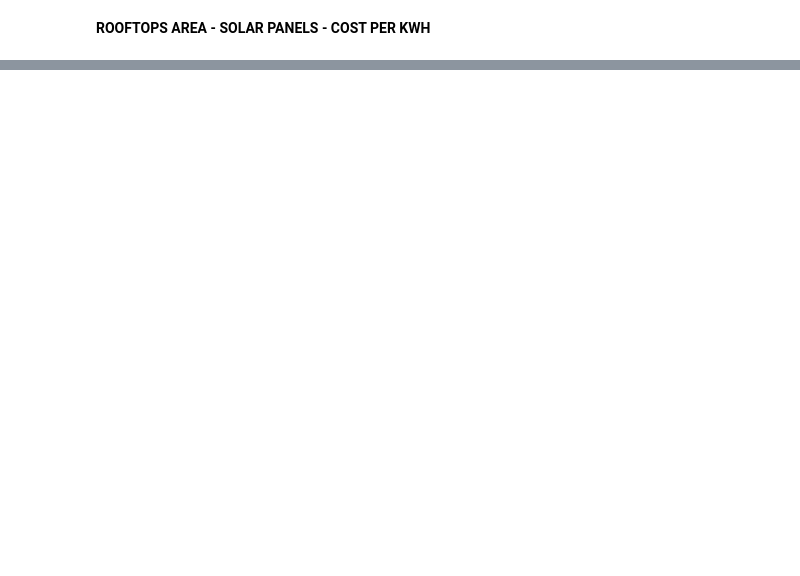
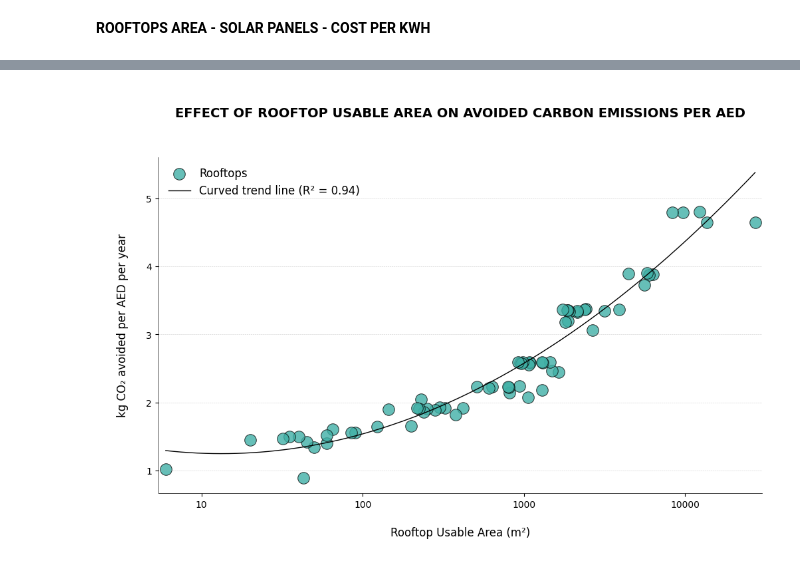
Before and after one commit to ClaudiaTurner/GEOG5160M-Dissertation, a Jupyter notebook: Dissertation_data.ipynb, the cells around one changed output, grey strips where cells are left out. Drawn from its saved outputs; the diff is of its cells as text; code cells hidden in the pictures; blank space fills up the shorter version.

```diff
--- a/Dissertation_data.ipynb
+++ b/Dissertation_data.ipynb
@@ -415,0 +201,2 @@ plt.show()
+# %%
+rooftops_UAE=pd.read_csv('https://github.com/ClaudiaTurner/GEOG5160M-Dissertation/raw/main/Data/Rooftops_DEWA_CSV.csv',skiprows=1)
@@ -415,0 +406,9 @@ plt.show()
+# %%
+projection = 25
+rooftops_UAE["kg_CO2_per_AED_per_year"] = (
+    rooftops_UAE["Avoided Carbon Emissions (Annually) (Kg)"]/
+    ((rooftops_UAE["Initial cost (AED)"] / projection) +
+      rooftops_UAE["Annual cost (AED)"])
+)
+
+rooftops_UAE[rooftops_UAE["Observations"] == 40]
@@ -415,0 +418,88 @@ plt.show()
+# %%
+import numpy as np
+import matplotlib.pyplot as plt
+from matplotlib.ticker import ScalarFormatter, MaxNLocator
+
+# ── STYLE ───────────────────────────────────────────────────────
+plt.rcParams.update({
+    "font.family"     : "sans-serif",
+    "font.sans-serif" : ["DejaVu Sans"],
+    "axes.titlesize"  : 14,
+    "axes.titlepad"   : 12,
+    "axes.labelsize"  : 12,
+    "xtick.labelsize" : 10,
+    "ytick.labelsize" : 10,
+    "legend.fontsize" : 12,
+    "axes.edgecolor"  : "black",
+    "axes.linewidth"  : 0.5,
+})
+
+# ── DATA ────────────────────────────────────────────────────────
+df = rooftops_UAE.copy()
+df.columns = df.columns.str.strip()
+
+x = df["Suitable Area m²"]
+y = df["kg_CO2_per_AED_per_year"]
+
+# Fit polynomial in log10(x), degree 2 for curve
+log_x = np.log10(x)
+coeffs = np.polyfit(log_x, y, deg=2)
+poly = np.poly1d(coeffs)
+
+# Predicted values
+y_pred = poly(log_x)
+
+# Compute R²
+ss_res = np.sum((y - y_pred) ** 2)
+ss_tot = np.sum((y - np.mean(y)) ** 2)
+r2 = 1 - ss_res / ss_tot
+
+# Generate curve
+x_fit = np.logspace(np.log10(x.min()), np.log10(x.max()), 300)
+y_fit = poly(np.log10(x_fit))
+
+# ── FIGURE ──────────────────────────────────────────────────────
+fig, ax = plt.subplots(figsize=(10, 7), constrained_layout=True, facecolor="white")
+
+# Scatter
+ax.scatter(x, y,
+           c="#40B0A6", s=160,
+           edgecolor="black", linewidth=0.7, alpha=0.8,
+           label="Rooftops")
+
+# Curved trend line with R² in legend
+ax.plot(x_fit, y_fit, color="black", linewidth=1,label=f"Curved trend line (R² = {r2:.2f})")
+
+#
+
+
+# dark-grey trend line
+#ax.plot(x_fit, y_fit,color="black", linewidth=1,label=f"Trend  (R² = {r2:.3f})")
+#
+
+# axis formatting
+ax.set_xscale("log")
+ax.set_xlim(x.min()*0.9, x.max()*1.1)
+xticks = [20,50,90, 300,600, 1100,3000,5000,10000]
+ax.xaxis.set_major_formatter(ScalarFormatter())
+ax.xaxis.get_major_formatter().set_scientific(False)
+
+ax.yaxis.set_major_locator(MaxNLocator(nbins=6, integer=True))  # integer=True
+ax.yaxis.set_major_formatter(ScalarFormatter())
+
+
+ax.grid(axis="y", linestyle="--", linewidth=0.4, alpha=0.6)
+ax.minorticks_off()
+ax.spines["top"].set_visible(False)
+ax.spines["right"].set_visible(False)
+
+# Labels & title
+ax.set_title(f"\nEFFECT OF ROOFTOP USABLE AREA ON AVOIDED CARBON EMISSIONS PER AED\n\n", fontweight="bold")
+ax.set_xlabel("\nRooftop Usable Area (m²)\n")
+ax.set_ylabel("\nkg CO₂ avoided per AED per year\n")
+ax.legend(frameon=False, loc="upper left")
+
+plt.savefig("UAE_Rooftops_CO2_CurvedTrend", dpi=300, bbox_inches='tight')
+plt.show()
+# %% [output]
+[figure, added]
```
Also changed, not shown: parts of 26 cells of this notebook.
